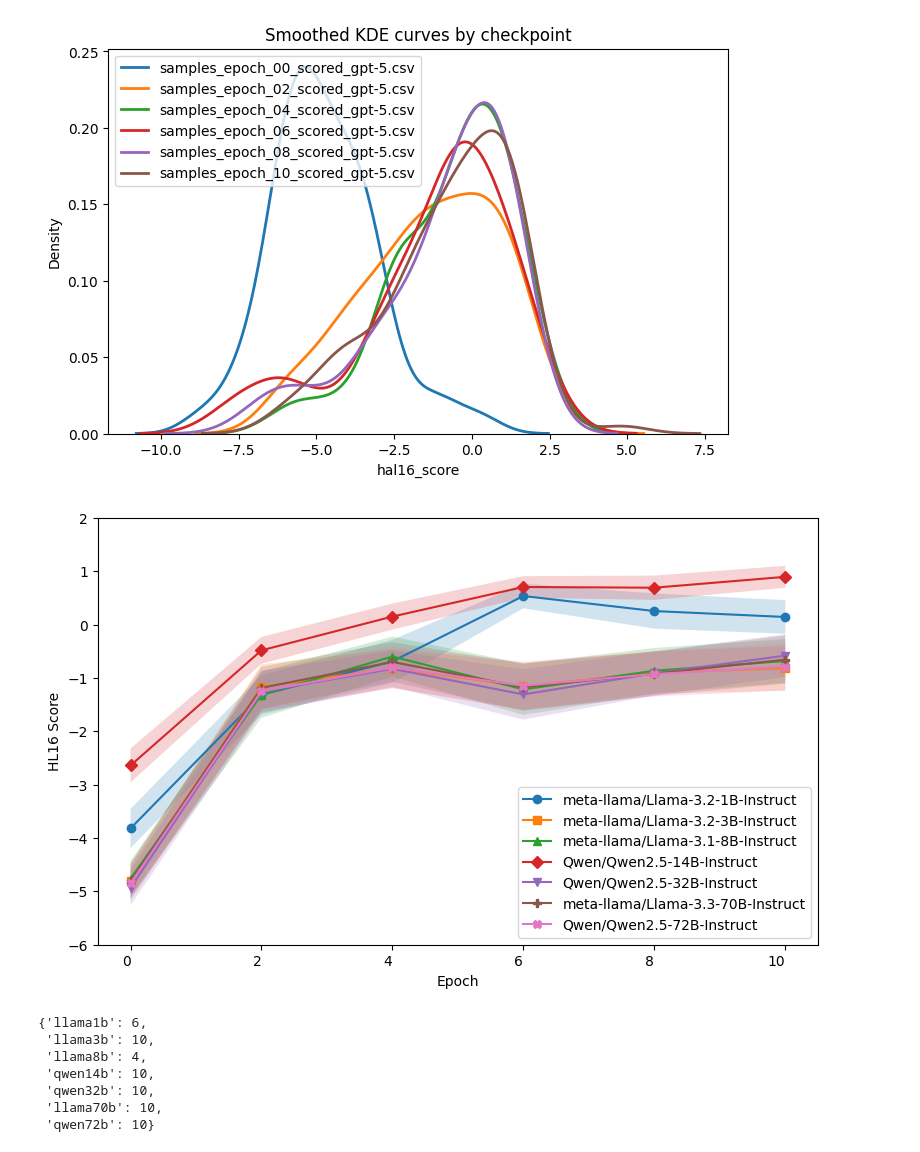
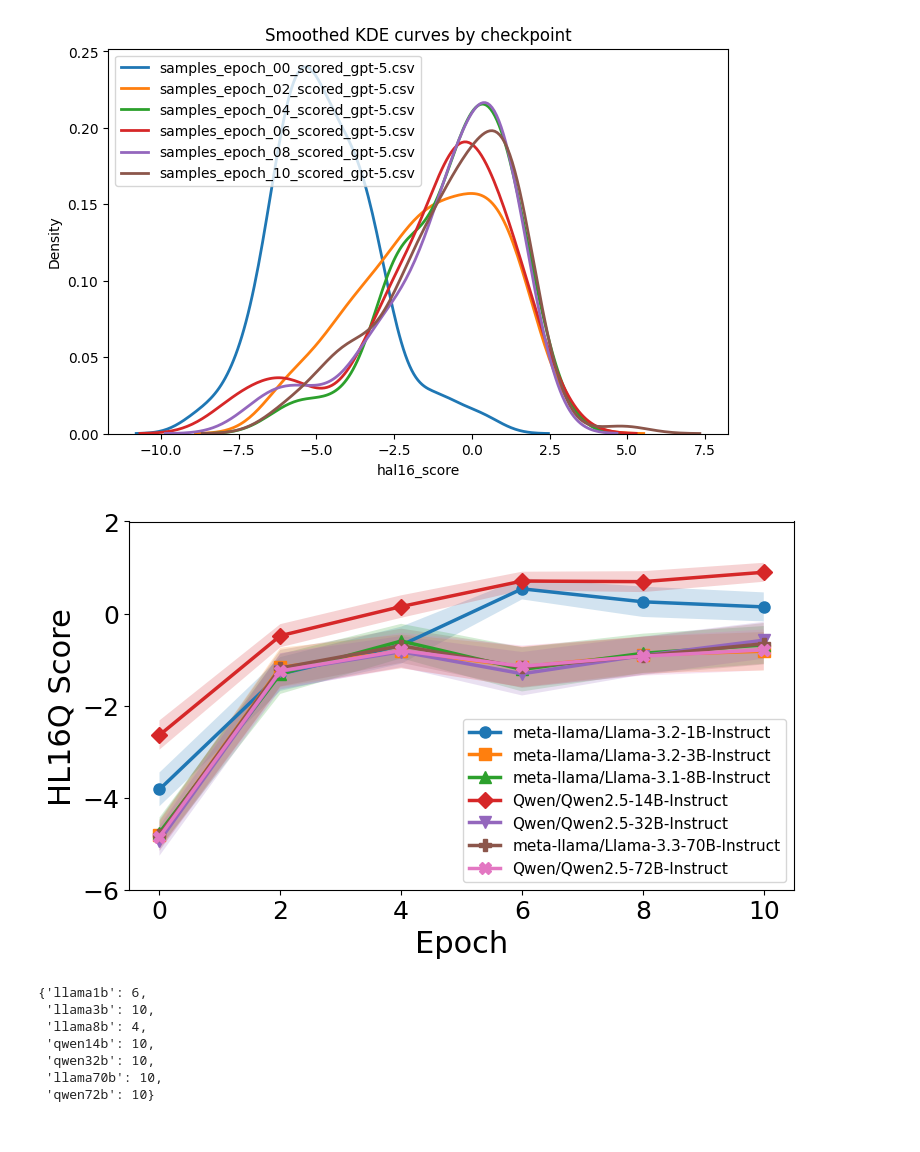
Before and after one commit to ROC-HCI/hal, a Jupyter notebook: 4.5. HAL16Q-Judge_output_analysis.ipynb, the cells around one changed output. Saved outputs shown, nothing was run; the diff lists cells and outputs as text; code cells hidden in the pictures.

Commit message:
Figure 3 update

```diff
--- a/4.5. HAL16Q-Judge_output_analysis.ipynb
+++ b/4.5. HAL16Q-Judge_output_analysis.ipynb
@@ -722,7 +722,7 @@ import matplotlib.pyplot as plt
 
 plt.figure(figsize=(8, 5))
 
-for i in range(len(output_dfs)):
+for i in range(len(output_files)):
     subset = model_dfs['qwen72b'][i]["hal16_score"]
     plt.hist(subset, bins=20, alpha=0.4, label=output_files[i])
 
@@ -741,7 +741,7 @@ import seaborn as sns
 
 plt.figure(figsize=(8, 5))
 
-for i in range(len(output_dfs)):
+for i in range(len(output_files)):
     subset = model_dfs['llama8b'][i]["hal16_score"]
     sns.kdeplot(subset, fill=False, linewidth=2, label=output_files[i])
 
@@ -756,61 +756,83 @@ plt.show()
 import numpy as np
 import matplotlib.pyplot as plt
 
-markers = ["o", "s", "^", "D", "v", "P", "X"]  # 7 distinct markers
+# Global font sizes
+plt.rcParams.update({
+    "font.size": 18,
+    "axes.labelsize": 22,
+    "axes.titlesize": 22,
+    "xtick.labelsize": 18,
+    "ytick.labelsize": 18,
+    "legend.fontsize": 13,
+    "pdf.fonttype": 42,
+    "ps.fonttype": 42,
+})
+
+markers = ["o", "s", "^", "D", "v", "P", "X"]
 best_epoch_by_model = {}
+labels = [0, 2, 4, 6, 8, 10]
 
 plt.figure(figsize=(8, 5))
-i = 0
-for model_name, dfs in model_dfs.items():
+
+for i, (model_name, dfs) in enumerate(model_dfs.items()):
     means = []
     ci95 = []
 
     for df in dfs:
-        x = df["hal16_score"].dropna().values
-        if len(x) == 0:
+        scores = df["hal16_score"].dropna().values
+
+        if len(scores) == 0:
             means.append(np.nan)
             ci95.append(np.nan)
             continue
 
-        mean = np.mean(x)
-        std = np.std(x, ddof=1)
-        n = len(x)
+        mean = np.mean(scores)
+        std = np.std(scores, ddof=1)
+        n = len(scores)
         ci = 1.96 * std / np.sqrt(n)
 
         means.append(mean)
         ci95.append(ci)
 
     means = np.array(means)
     ci95 = np.array(ci95)
     x = np.arange(len(means))
 
-    # best epoch (highest mean, ignore NaNs)
     best_idx = np.nanargmax(means)
     best_epoch_by_model[model_name] = int(labels[best_idx])
 
-    plt.plot(x, means, marker=markers[i % len(markers)], label=models[model_name])
+    plt.plot(
+        x,
+        means,
+        marker=markers[i % len(markers)],
+        linewidth=2.5,
+        markersize=8,
+        label=models[model_name],
+    )
+
     plt.fill_between(
         x,
         means - ci95,
         means + ci95,
-        alpha=0.2
+        alpha=0.2,
     )
-    i+=1
 
-# labels = ["Epoch 0", "Epoch 2", "Epoch 4", "Epoch 6", "Epoch 8", "Epoch 10"]
-labels = [0,2,4,6,8,10]
-title = "Mean hal16_score with 95% CI"
-plt.xticks(x, labels,  ha="right")
+plt.xticks(np.arange(len(labels)), labels)
 plt.xlabel("Epoch")
-plt.ylabel("HL16 Score")
-# plt.title(title)
-plt.legend(loc="lower right", frameon=True)
+plt.ylabel("HL16Q Score")
+plt.ylim(-6, 2)
+
+plt.legend(
+    loc="lower right",
+    frameon=True,
+    fontsize=11,
+)
+
 plt.tight_layout()
-plt.ylim(-6, 2)
-plt.savefig(f"Plots/hlscore.pdf", format="pdf", bbox_inches="tight")
+plt.savefig("Plots/hlscore.pdf", format="pdf", bbox_inches="tight")
 plt.show()
 # %% [output]
-[figure, old version]
+[figure, new version]
 # %%
 best_epoch_by_model
 # %% [output]
```
Also changed, not shown: parts of 1 cell of this notebook, 2 other files.
